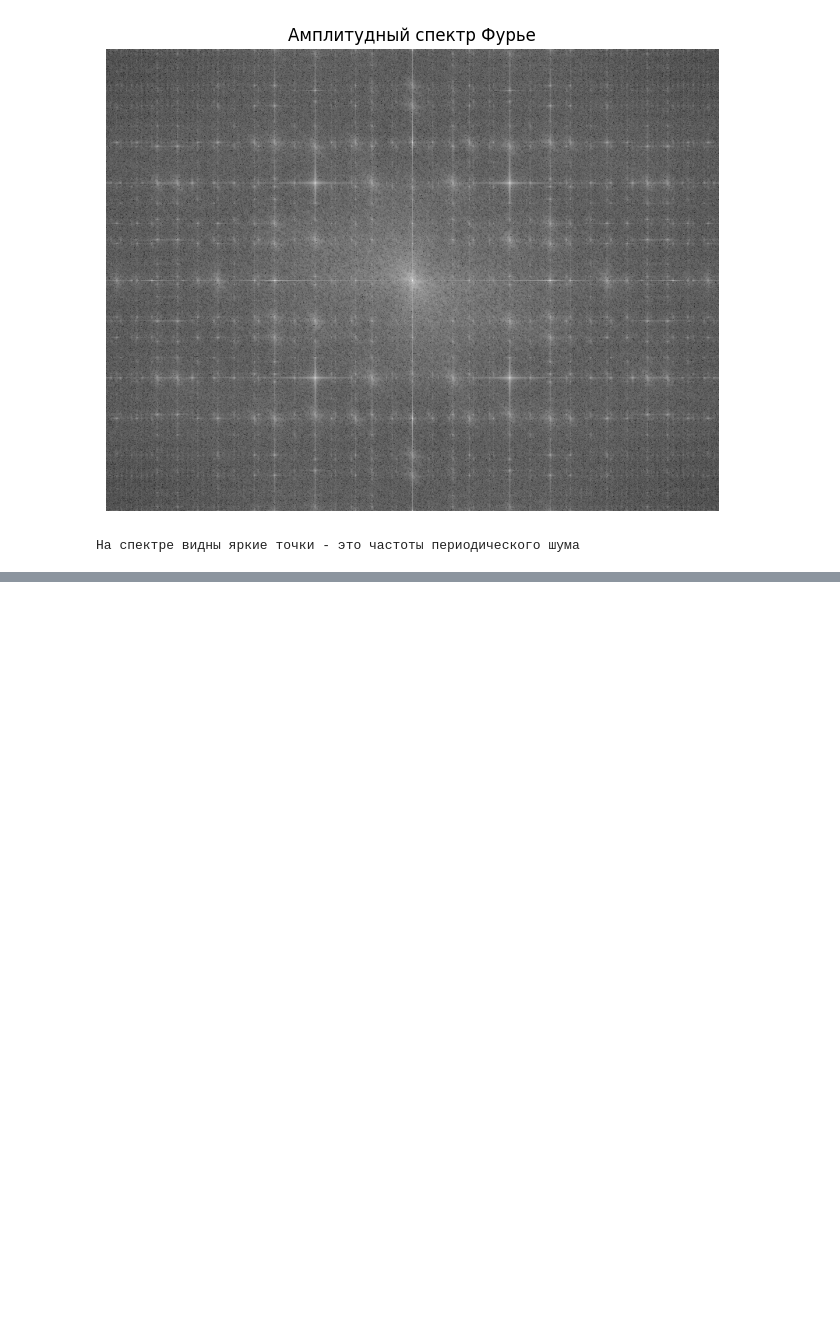
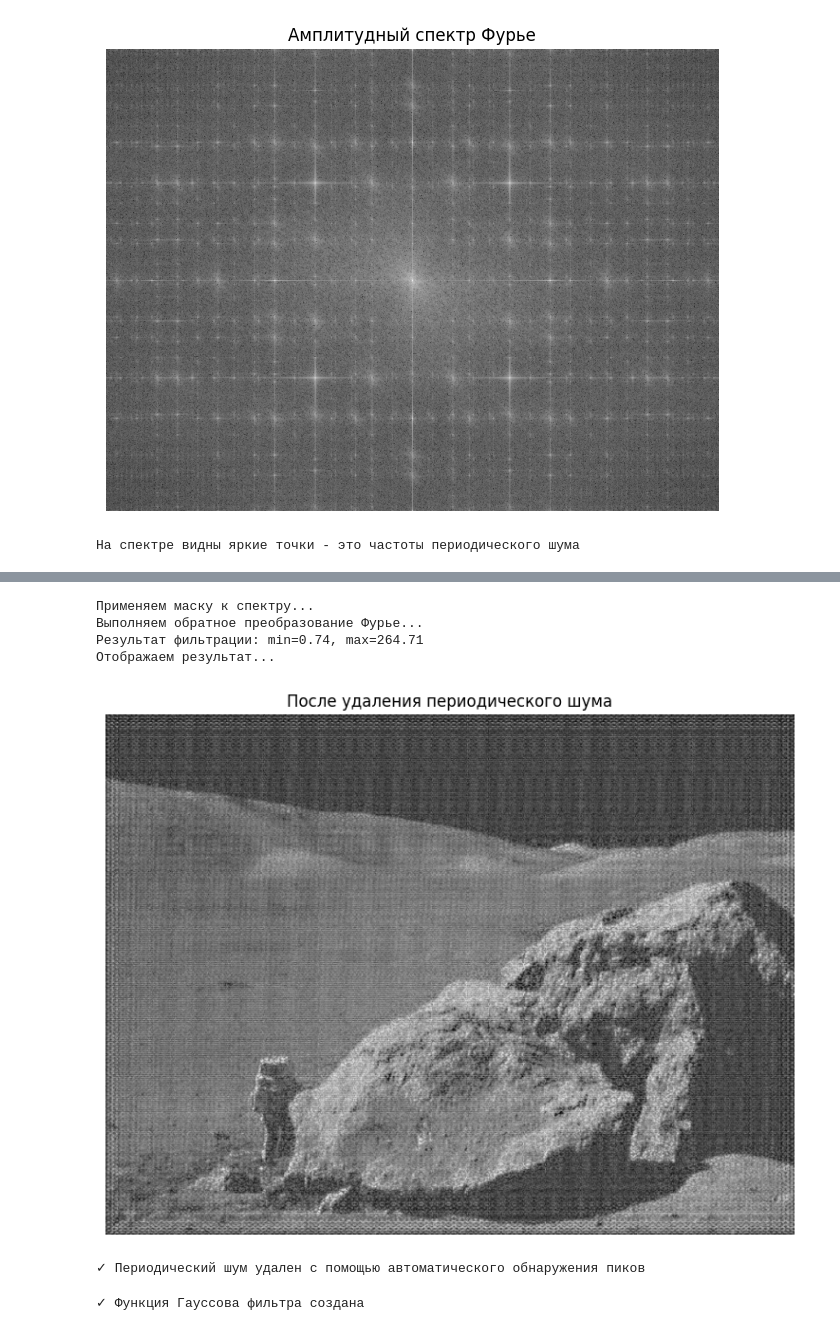
Before and after one commit to bizi2/image-processing, a Jupyter notebook: dz5/de_ip_5.ipynb, the cells around one changed output, grey strips where cells are left out. Saved outputs shown, nothing was run; the diff lists cells and outputs as text; code cells hidden in the pictures; blank space fills up the shorter version.

```diff
--- a/dz5/de_ip_5.ipynb
+++ b/dz5/de_ip_5.ipynb
@@ -195,0 +93,49 @@ plt.show()
+# %%
+
+print("Применяем маску к спектру...")
+fshift_filtered = fshift * mask
+
+print("Выполняем обратное преобразование Фурье...")
+f_ishift = np.fft.ifftshift(fshift_filtered)
+img_filtered = np.fft.ifft2(f_ishift)
+img_filtered = np.abs(img_filtered)
+
+print(f"Результат фильтрации: min={img_filtered.min():.2f}, max={img_filtered.max():.2f}")
+
+img_filtered_display = np.clip(img_filtered, 0, 255).astype(np.uint8)
+
+print("Отображаем результат...")
+plt.figure(figsize=(8, 6))
+plt.imshow(img_filtered_display, cmap='gray')
+plt.title("После удаления периодического шума")
+plt.axis('off')
+plt.tight_layout()
+plt.show()
+
+print("✓ Периодический шум удален с помощью автоматического обнаружения пиков")
+# %% [output]
+Применяем маску к спектру...
+Выполняем обратное преобразование Фурье...
+Результат фильтрации: min=0.74, max=264.71
+Отображаем результат...
+[figure, added]
+✓ Периодический шум удален с помощью автоматического обнаружения пиков
+# %%
+
+def gaussian_highpass_filter(shape, sigma=30):
+    rows, cols = shape
+    crow, ccol = rows // 2, cols // 2
+
+    x = np.arange(0, cols) - ccol
+    y = np.arange(0, rows) - crow
+    X, Y = np.meshgrid(x, y)
+    distance = np.sqrt(X**2 + Y**2)
+
+    gaussian_lowpass = np.exp(-(distance**2) / (2 * sigma**2))
+    gaussian_highpass = 1 - gaussian_lowpass
+
+    return gaussian_highpass
+
+print("✓ Функция Гауссова фильтра создана")
+# %% [output]
+✓ Функция Гауссова фильтра создана
```
Also changed, not shown: parts of 9 cells of this notebook, 3 other files.
